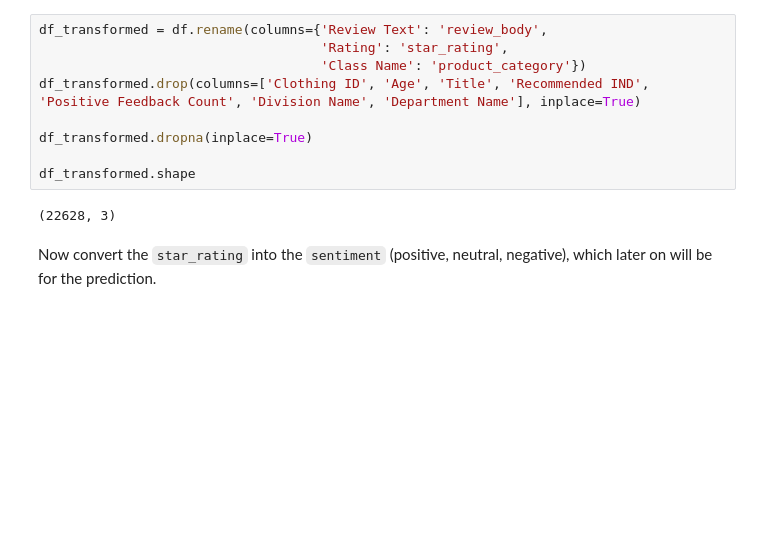
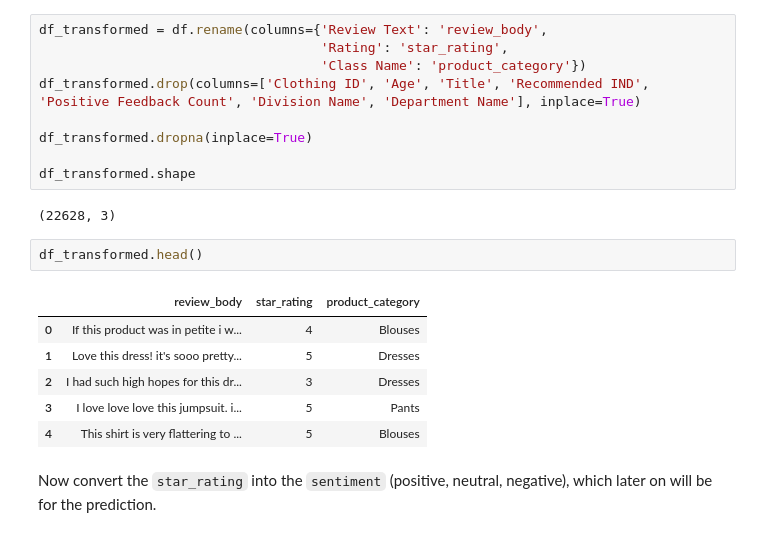
Before and after one commit to rahiakela/mlops-research-and-practice, a Jupyter notebook: practical-data-science-specialization/course-1-analyze-datasets-and-train-models-using-automl/register_and_visualize_dataset.ipynb, the cells around one changed output. Saved outputs shown, nothing was run; the diff lists cells and outputs as text; blank space fills up the shorter version.

```diff
--- a/practical-data-science-specialization/course-1-analyze-datasets-and-train-models-using-automl/register_and_visualize_dataset.ipynb
+++ b/practical-data-science-specialization/course-1-analyze-datasets-and-train-models-using-automl/register_and_visualize_dataset.ipynb
@@ -119,5 +126,14 @@ df_transformed.dropna(inplace=True)
 df_transformed.shape
 # %% [output]
 (22628, 3)
+# %%
+df_transformed.head()
+# %% [output]
+|  | review_body | star_rating | product_category |
+| 0 | If this product was in petite i w... | 4 | Blouses |
+| 1 | Love this dress! it's sooo pretty... | 5 | Dresses |
+| 2 | I had such high hopes for this dr... | 3 | Dresses |
+| 3 | I love love love this jumpsuit. i... | 5 | Pants |
+| 4 | This shirt is very flattering to ... | 5 | Blouses |
 # %% [markdown]
 Now convert the `star_rating` into the `sentiment` (positive, neutral, negative), which later on will be for the prediction.
```
Also changed, not shown: parts of 11 cells of this notebook.
